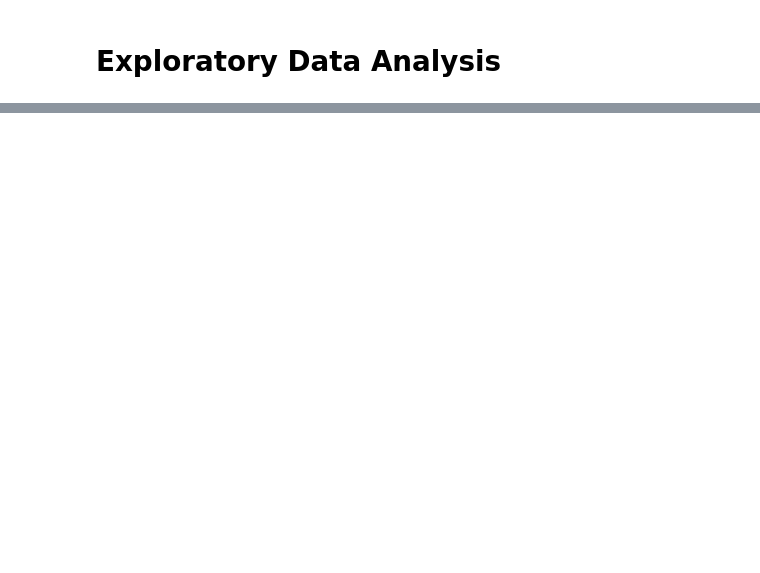
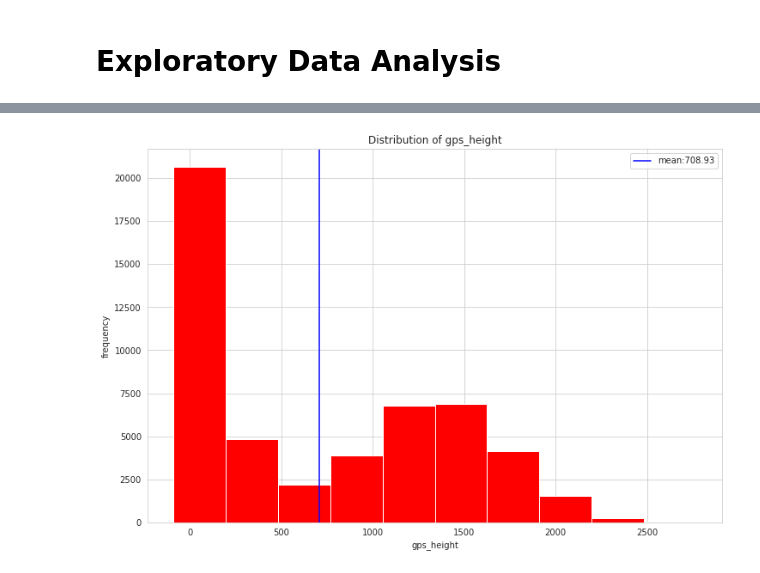
Before and after one commit to AlexIrungu/Tanzania-Wells-Classification-, a Jupyter notebook: index.ipynb, the cells around one changed output, grey strips where cells are left out. Drawn from its saved outputs; the diff is of its cells as text; code cells hidden in the pictures; blank space fills up the shorter version.

Commit message:
finished Exploratory Data analysis, did some visualizations , starting on Feature Engineering

```diff
--- a/index.ipynb
+++ b/index.ipynb
@@ -531,0 +536,18 @@ tanzania_df.describe()
+# %%
+# we start with the numerical columns
+
+# function to plot histogram
+def hist_plot(data, column):
+    fig, ax=plt.subplots(figsize=(12, 8))
+    plt.hist(data=data, x=column, color='red')
+    plt.title(f'Distribution of {column}')
+    mn = round(data[column].mean(), 2)
+    ax.axvline(x=mn, label=(f'mean:{mn}'), color='blue')
+    plt.xlabel(f'{column}')
+    plt.ylabel('frequency')
+    plt.legend()
+    plt.show()
+# %%
+hist_plot(tanzania_df, 'gps_height')
+# %% [output]
+[figure, added]
```
Also changed, not shown: parts of 21 cells of this notebook.
